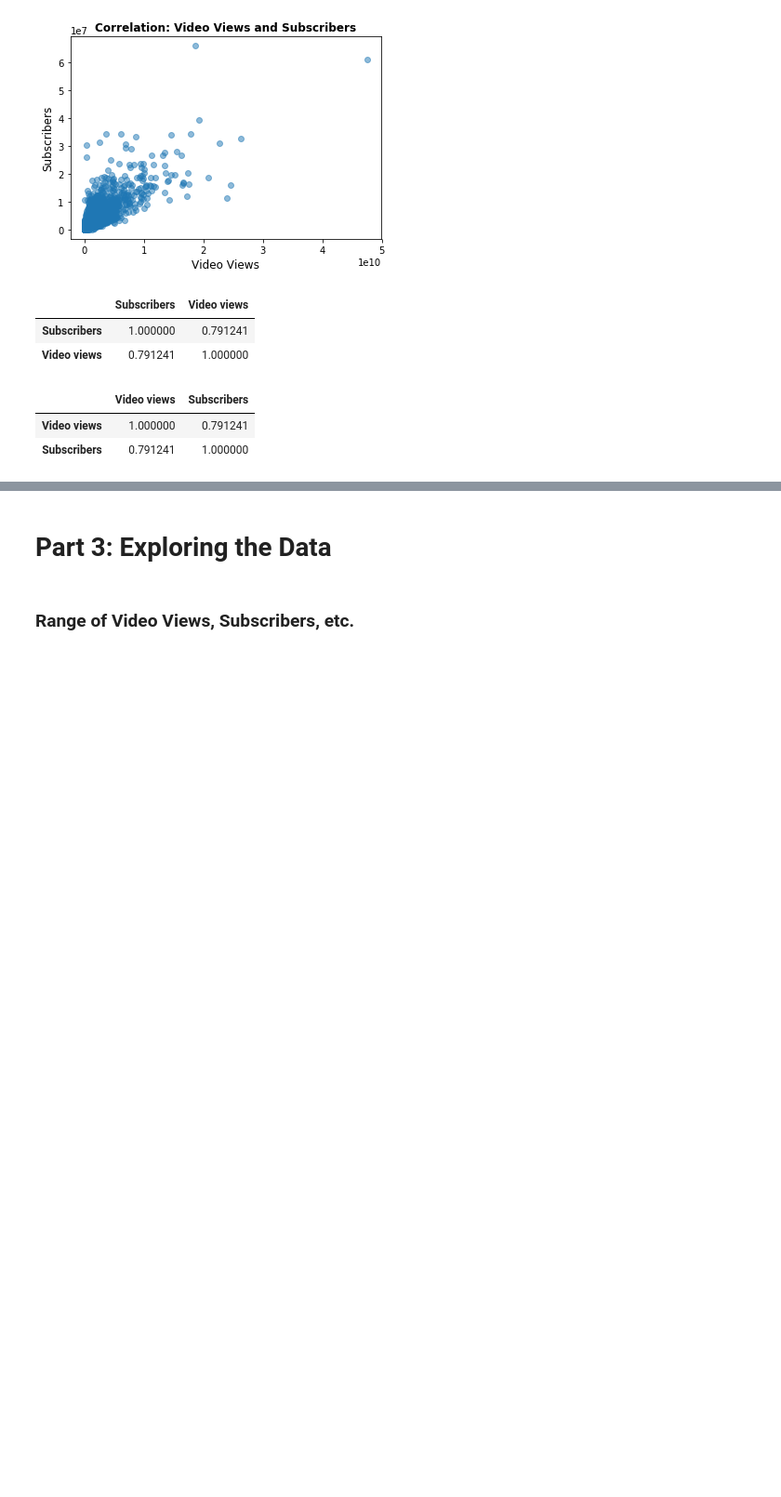
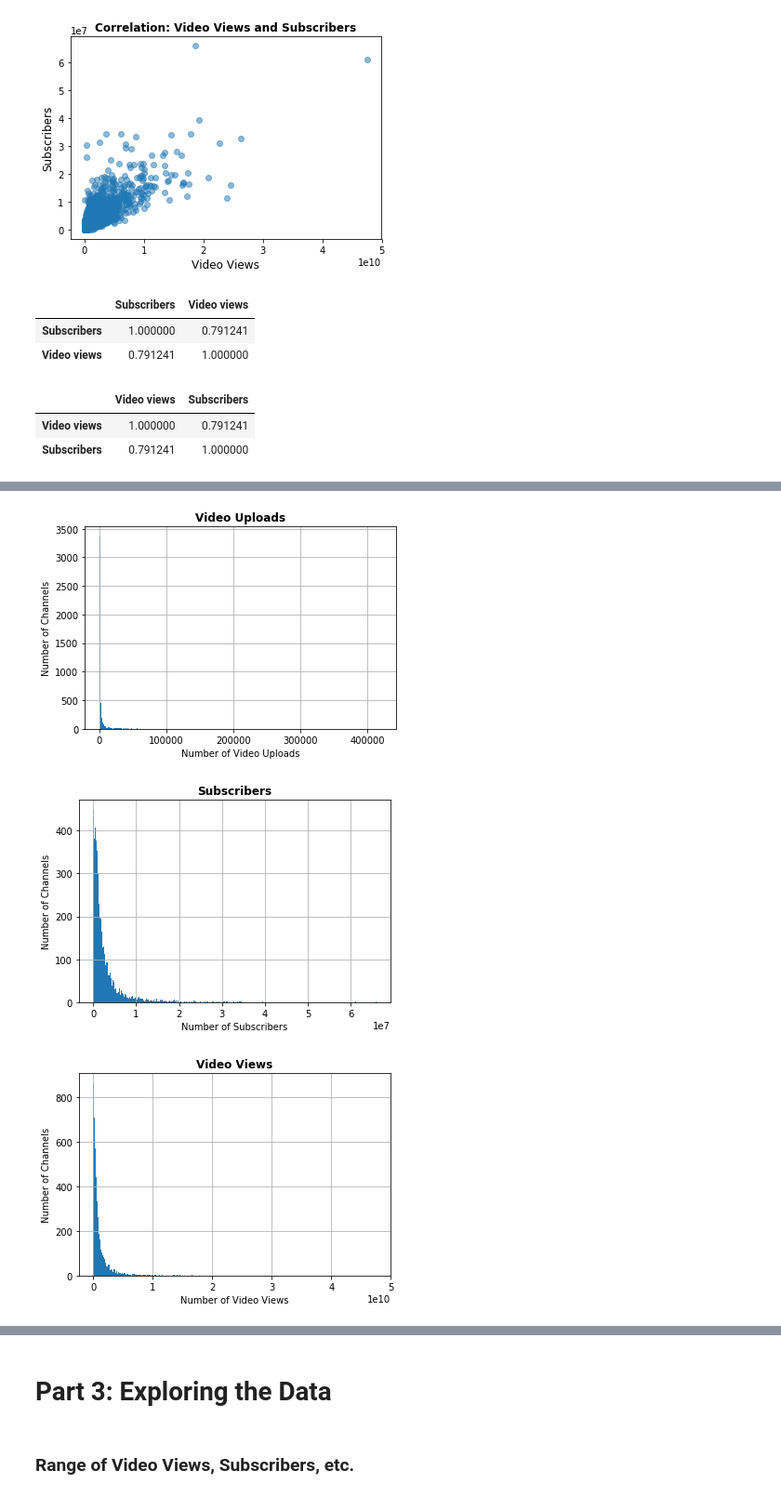
Before and after one commit to lcmendoza/Projects, a Jupyter notebook: FinalProject.ipynb, the cells around one changed output, grey strips where cells are left out. Shown at 93% size. Saved outputs shown, nothing was run; the diff lists cells and outputs as text; code cells hidden in the pictures; blank space fills up the shorter version.

```diff
--- a/FinalProject.ipynb
+++ b/FinalProject.ipynb
@@ -158,0 +197,22 @@ Name: Grade, dtype: int64
+# %%
+df_uploads = df_youtube['Video Uploads'].hist(bins = 300)
+plt.title('Video Uploads', fontweight = 'bold')
+plt.xlabel('Number of Video Uploads')
+plt.ylabel('Number of Channels')
+plt.show()
+
+df_subscribers = df_youtube['Subscribers'].hist(bins = 300)
+plt.title('Subscribers', fontweight = 'bold')
+plt.xlabel('Number of Subscribers')
+plt.ylabel('Number of Channels')
+plt.show()
+
+df_views = df_youtube['Video views'].hist(bins = 300)
+plt.title('Video Views', fontweight = 'bold')
+plt.xlabel('Number of Video Views')
+plt.ylabel('Number of Channels')
+plt.show()
+# %% [output]
+[figure, added]
+[figure, added]
+[figure, added]
```
Also changed, not shown: parts of 18 cells of this notebook.
